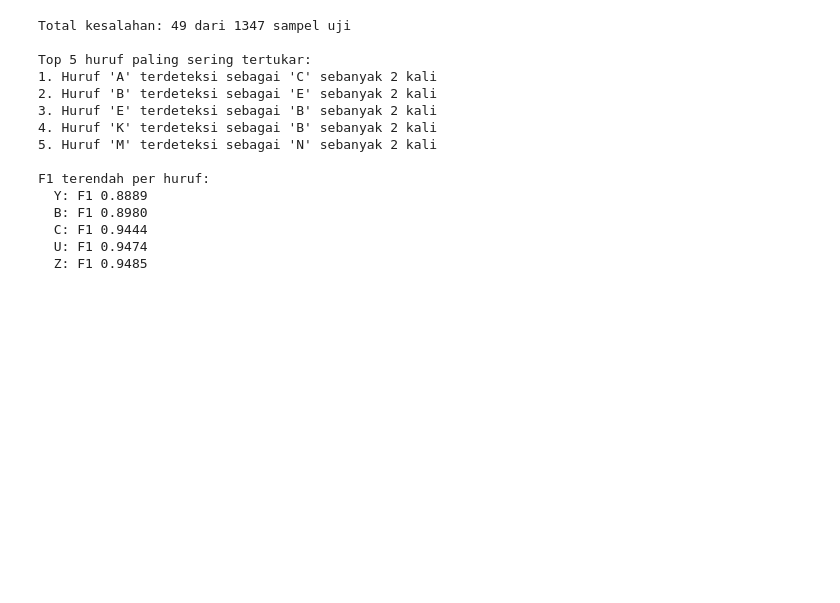
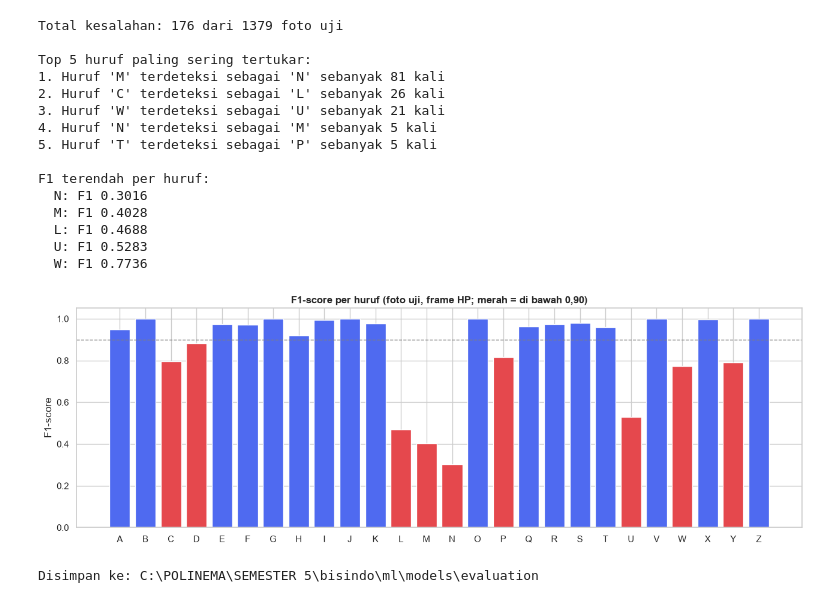
Before and after one commit to hafisc/bisindo, a Jupyter notebook: ml/notebooks/model_evaluation.ipynb, the cells around one changed output. Saved outputs shown, nothing was run; the diff lists cells and outputs as text; code cells hidden in the pictures; blank space fills up the shorter version.

```diff
--- a/ml/notebooks/model_evaluation.ipynb
+++ b/ml/notebooks/model_evaluation.ipynb
@@ -143,7 +216,7 @@ for i, huruf_asli in enumerate(class_names):
 
 pasangan.sort(key=lambda item: (-item[0], item[1]))
 
-print(f"Total kesalahan: {salah} dari {len(y_test)} sampel uji")
+print(f"Total kesalahan: {salah} dari {len(y_test)} foto uji")
 print()
 print("Top 5 huruf paling sering tertukar:")
 for urutan, (jumlah, huruf_asli, huruf_tebak) in enumerate(pasangan[:5], start=1):
@@ -160,18 +233,50 @@ laporan = classification_report(
 for huruf in sorted(class_names, key=lambda name: laporan[name]["f1-score"])[:5]:
     print(f"  {huruf}: F1 {laporan[huruf]['f1-score']:.4f}")
 # %% [output]
-Total kesalahan: 49 dari 1347 sampel uji
+Total kesalahan: 176 dari 1379 foto uji
 
 Top 5 huruf paling sering tertukar:
-1. Huruf 'A' terdeteksi sebagai 'C' sebanyak 2 kali
-2. Huruf 'B' terdeteksi sebagai 'E' sebanyak 2 kali
-3. Huruf 'E' terdeteksi sebagai 'B' sebanyak 2 kali
-4. Huruf 'K' terdeteksi sebagai 'B' sebanyak 2 kali
-5. Huruf 'M' terdeteksi sebagai 'N' sebanyak 2 kali
+1. Huruf 'M' terdeteksi sebagai 'N' sebanyak 81 kali
+2. Huruf 'C' terdeteksi sebagai 'L' sebanyak 26 kali
+3. Huruf 'W' terdeteksi sebagai 'U' sebanyak 21 kali
+4. Huruf 'N' terdeteksi sebagai 'M' sebanyak 5 kali
+5. Huruf 'T' terdeteksi sebagai 'P' sebanyak 5 kali
 
 F1 terendah per huruf:
-  Y: F1 0.8889
-  B: F1 0.8980
-  C: F1 0.9444
-  U: F1 0.9474
-  Z: F1 0.9485
+  N: F1 0.3016
+  M: F1 0.4028
+  L: F1 0.4688
+  U: F1 0.5283
+  W: F1 0.7736
+# %%
+# Simpan hasil evaluasi ke ml/models/evaluation (dipakai sebagai ringkasan model)
+(OUTPUT_DIR / "classification_report.txt").write_text(
+    classification_report(y_test, y_pred, target_names=class_names, zero_division=0), encoding="utf-8")
+
+evaluasi = {
+    "protocol": "foto uji (20% kelompok foto), bentuk frame HP 16:9, cara menebak seperti server",
+    "accuracy": float(accuracy),
+    "f1_score": float(f1),
+    "test_rows": int(len(y_test)),
+    "per_class_f1": {huruf: float(laporan[huruf]["f1-score"]) for huruf in class_names},
+    "macro_f1": float(f1_macro),
+    "weighted_f1": float(f1),
+    "weakest_classes": sorted(
+        ({"class": huruf, "f1": float(laporan[huruf]["f1-score"])} for huruf in class_names),
+        key=lambda item: item["f1"])[:5],
+    "total_errors": int(salah),
+    "most_confused": [{"actual": a, "predicted": b, "count": n} for n, a, b in pasangan[:5]],
+}
+(OUTPUT_DIR / "evaluation.json").write_text(json.dumps(evaluasi, indent=2, ensure_ascii=False), encoding="utf-8")
+
+f1_huruf = pd.Series({huruf: laporan[huruf]["f1-score"] for huruf in class_names})
+fig, ax = plt.subplots(figsize=(13, 4.5))
+ax.bar(f1_huruf.index, f1_huruf.values, color=["#E5484D" if v < 0.9 else "#4F6AF0" for v in f1_huruf.values])
+ax.axhline(0.9, color="gray", ls="--", lw=1)
+ax.set_ylim(0, 1.05); ax.set_ylabel("F1-score")
+ax.set_title("F1-score per huruf (foto uji, frame HP; merah = di bawah 0,90)", fontweight="bold")
+fig.tight_layout(); fig.savefig(OUTPUT_DIR / "f1_per_class.png", dpi=150, bbox_inches="tight"); plt.show()
+print("Disimpan ke:", OUTPUT_DIR)
+# %% [output]
+[figure, added]
+Disimpan ke: C:\POLINEMA\SEMESTER 5\bisindo\ml\models\evaluation
```
Also changed, not shown: parts of 15 cells of this notebook, 8 other files.
